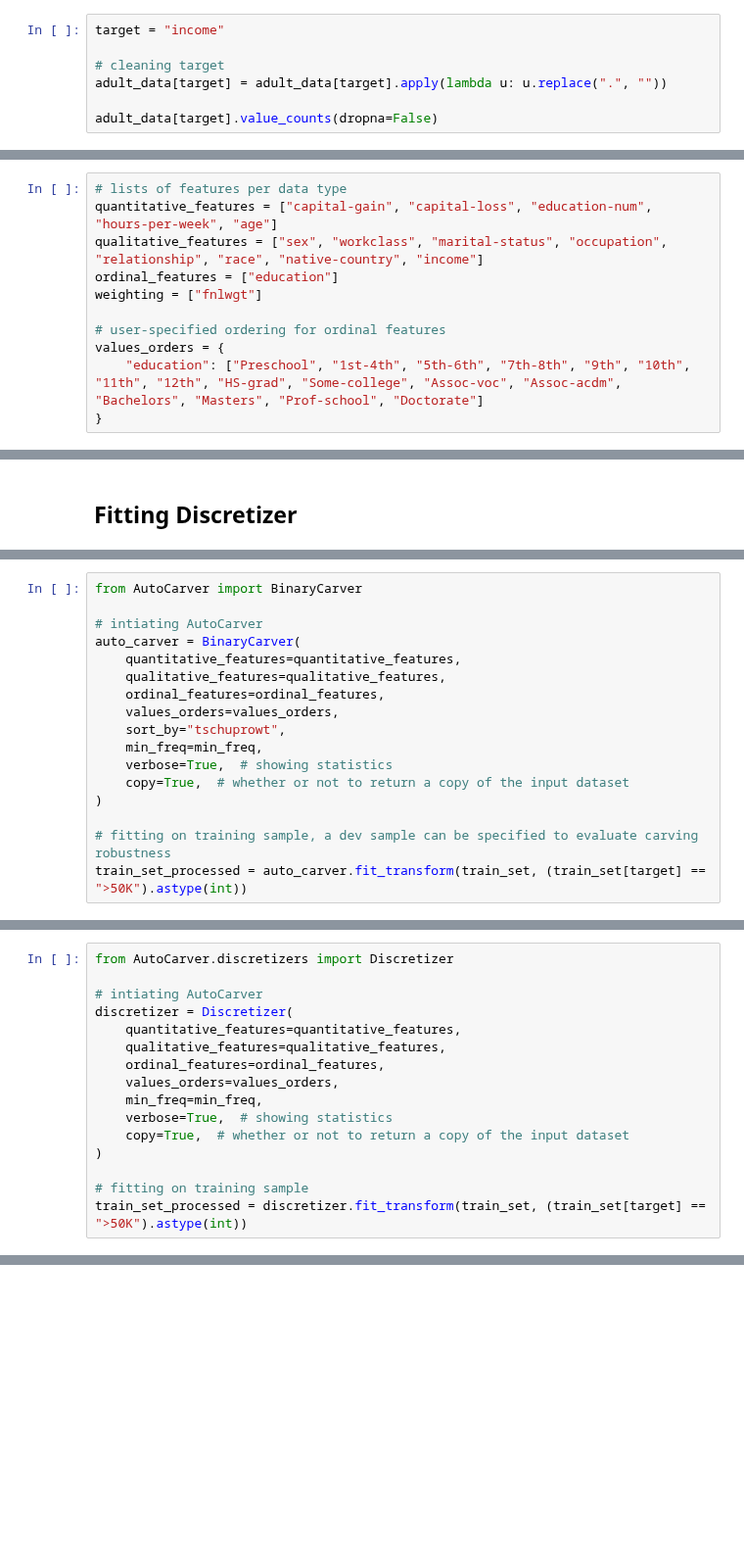
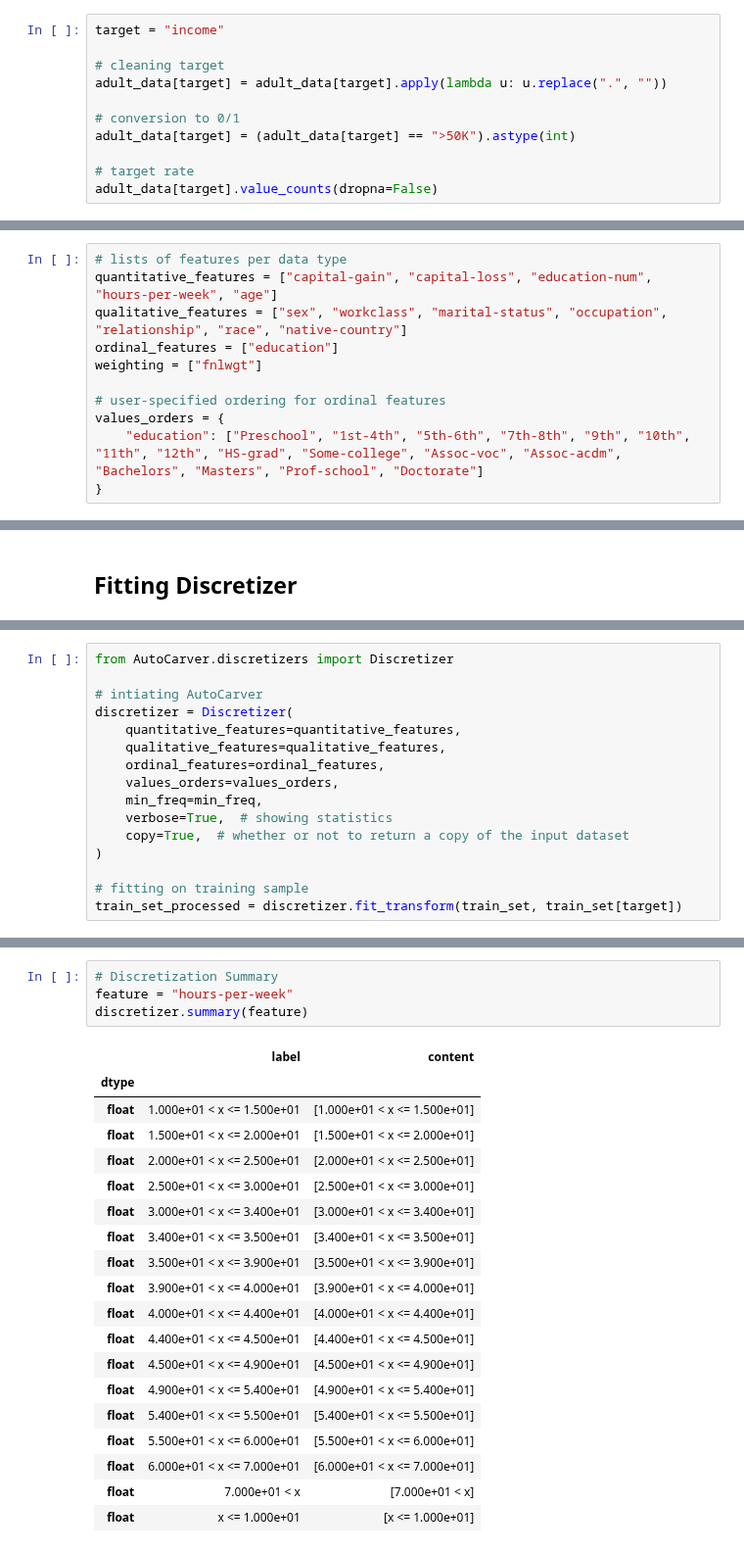
Before and after one commit to mdefrance/AutoCarver, a Jupyter notebook: docs/source/examples/Discretizers/CompletePipeline/Discretizer.ipynb, the cells around one changed output, grey strips where cells are left out. Shown at 98% size. Cells and saved outputs as stored; diff of their text form; blank space fills up the shorter version.

Commit message:
finalized discretizer nb

```diff
--- a/docs/source/examples/Discretizers/CompletePipeline/Discretizer.ipynb
+++ b/docs/source/examples/Discretizers/CompletePipeline/Discretizer.ipynb
@@ -48,6 +48,10 @@ target = "income"
 # cleaning target
 adult_data[target] = adult_data[target].apply(lambda u: u.replace(".", ""))
 
+# conversion to 0/1
+adult_data[target] = (adult_data[target] == ">50K").astype(int)
+
+# target rate
 adult_data[target].value_counts(dropna=False)
 # %% [output]
 income
@@ -131,7 +114,7 @@ print(n)
 # %%
 # lists of features per data type
 quantitative_features = ["capital-gain", "capital-loss", "education-num", "hours-per-week", "age"]
-qualitative_features = ["sex", "workclass", "marital-status", "occupation", "relationship", "race", "native-country", "income"]
+qualitative_features = ["sex", "workclass", "marital-status", "occupation", "relationship", "race", "native-country"]
 ordinal_features = ["education"]
 weighting = ["fnlwgt"]
 
@@ -165,22 +148,21 @@ min_freq = 0.02
     1. Using ``ContinuousDiscretizer`` for quantile discretization that keeps track of over-represented values (more frequent than ``min_freq=0.05``)
     2. Using ``OrdinalDiscretizer`` for any remaining under-represented values (less frequent than ``min_freq/2=0.025``) to be grouped with its closest modality
 # %%
-from AutoCarver import BinaryCarver
+from AutoCarver.discretizers import Discretizer
 
 # intiating AutoCarver
-auto_carver = BinaryCarver(
+discretizer = Discretizer(
     quantitative_features=quantitative_features,
     qualitative_features=qualitative_features,
     ordinal_features=ordinal_features,
     values_orders=values_orders,
-    sort_by="tschuprowt",
     min_freq=min_freq,
     verbose=True,  # showing statistics
     copy=True,  # whether or not to return a copy of the input dataset
 )
 
-# fitting on training sample, a dev sample can be specified to evaluate carving robustness
-train_set_processed = auto_carver.fit_transform(train_set, (train_set[target] == ">50K").astype(int))
+# fitting on training sample
+train_set_processed = discretizer.fit_transform(train_set, train_set[target])
 # %% [output]
 ------
 [Discretizer] Fit Qualitative Features
@@ -249,16 +179,0 @@ KeyboardInterrupt:
-# %%
-from AutoCarver.discretizers import Discretizer
-
-# intiating AutoCarver
-discretizer = Discretizer(
-    quantitative_features=quantitative_features,
-    qualitative_features=qualitative_features,
-    ordinal_features=ordinal_features,
-    values_orders=values_orders,
-    min_freq=min_freq,
-    verbose=True,  # showing statistics
-    copy=True,  # whether or not to return a copy of the input dataset
-)
-
-# fitting on training sample
-train_set_processed = discretizer.fit_transform(train_set, (train_set[target] == ">50K").astype(int))
@@ -278,0 +224,24 @@ train_set_processed = discretizer.fit_transform(train_set, (train_set[target] ==
+# %%
+# Discretization Summary
+feature = "hours-per-week"
+discretizer.summary(feature)
+# %% [output]
+|  | label | content |
+| dtype |  |  |
+| float | 1.000e+01 < x <= 1.500e+01 | [1.000e+01 < x <= 1.500e+01] |
+| float | 1.500e+01 < x <= 2.000e+01 | [1.500e+01 < x <= 2.000e+01] |
+| float | 2.000e+01 < x <= 2.500e+01 | [2.000e+01 < x <= 2.500e+01] |
+| float | 2.500e+01 < x <= 3.000e+01 | [2.500e+01 < x <= 3.000e+01] |
+| float | 3.000e+01 < x <= 3.400e+01 | [3.000e+01 < x <= 3.400e+01] |
+| float | 3.400e+01 < x <= 3.500e+01 | [3.400e+01 < x <= 3.500e+01] |
+| float | 3.500e+01 < x <= 3.900e+01 | [3.500e+01 < x <= 3.900e+01] |
+| float | 3.900e+01 < x <= 4.000e+01 | [3.900e+01 < x <= 4.000e+01] |
+| float | 4.000e+01 < x <= 4.400e+01 | [4.000e+01 < x <= 4.400e+01] |
+| float | 4.400e+01 < x <= 4.500e+01 | [4.400e+01 < x <= 4.500e+01] |
+| float | 4.500e+01 < x <= 4.900e+01 | [4.500e+01 < x <= 4.900e+01] |
+| float | 4.900e+01 < x <= 5.400e+01 | [4.900e+01 < x <= 5.400e+01] |
+| float | 5.400e+01 < x <= 5.500e+01 | [5.400e+01 < x <= 5.500e+01] |
+| float | 5.500e+01 < x <= 6.000e+01 | [5.500e+01 < x <= 6.000e+01] |
+| float | 6.000e+01 < x <= 7.000e+01 | [6.000e+01 < x <= 7.000e+01] |
+| float | 7.000e+01 < x | [7.000e+01 < x] |
+| float | x <= 1.000e+01 | [x <= 1.000e+01] |
```
Also changed, not shown: parts of 39 cells of this notebook, 20 other files.
